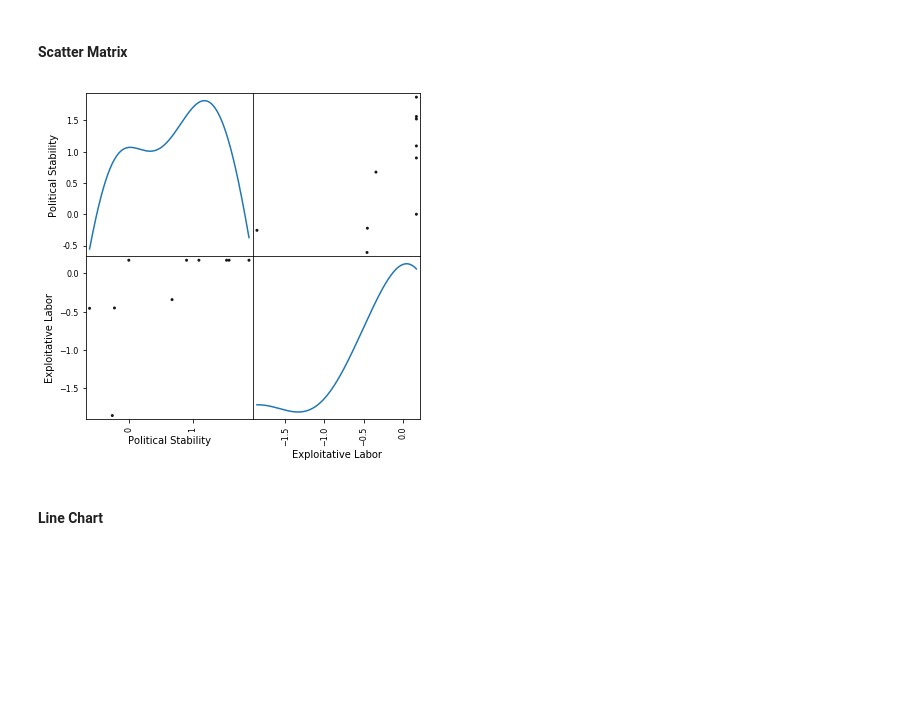
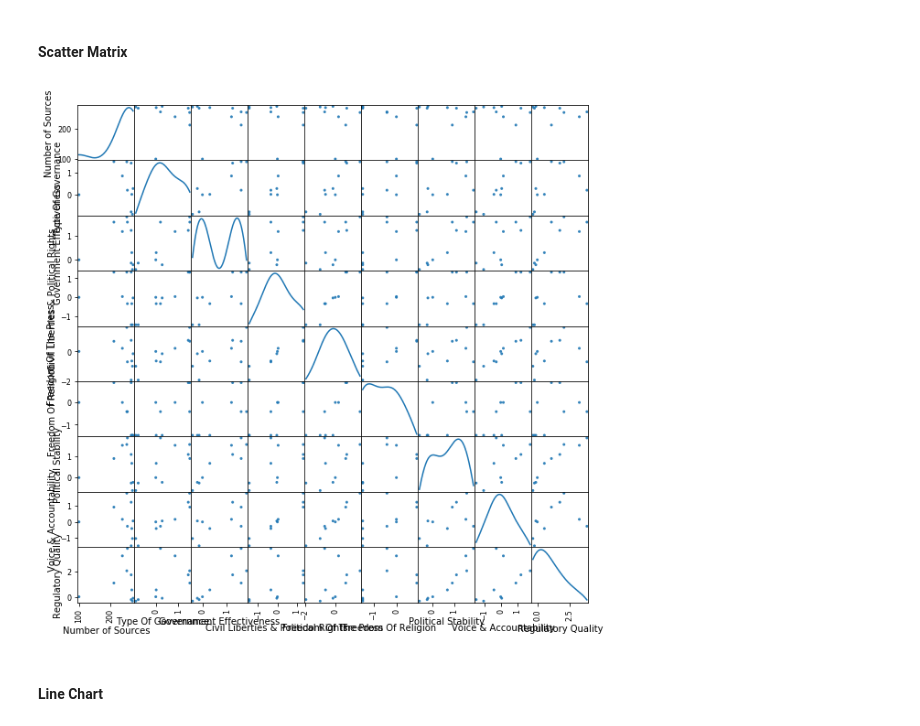
Before and after one commit to ZiaoChen/TR-Intern, a Jupyter notebook: Offshore Viz/Data Exploration.ipynb, the cells around one changed output. Saved outputs shown, nothing was run; the diff lists cells and outputs as text; code cells hidden in the pictures; blank space fills up the shorter version.

```diff
--- a/Offshore Viz/Data Exploration.ipynb
+++ b/Offshore Viz/Data Exploration.ipynb
@@ -118,10 +118,11 @@ country_file.to_csv('Data.csv')
 #### Scatter Matrix
 # %%
 from pandas.plotting import scatter_matrix
-scatter_matrix(country_file[["Political Stability", "Exploitative Labor"]], alpha=0.9, figsize=(6, 6), diagonal='kde',color = 'k')
+numerics = ['int16', 'int32', 'int64', 'float16', 'float32', 'float64']
+matrix = scatter_matrix(country_file.select_dtypes(include=numerics).iloc[:,1:10], alpha=0.9, diagonal='kde',figsize=(10,10))
 plt.show()
 # %% [output]
-[figure, old version]
+[figure, new version]
 # %% [markdown]
 #### Line Chart
 # %%
```
Also changed, not shown: 13 other files.
